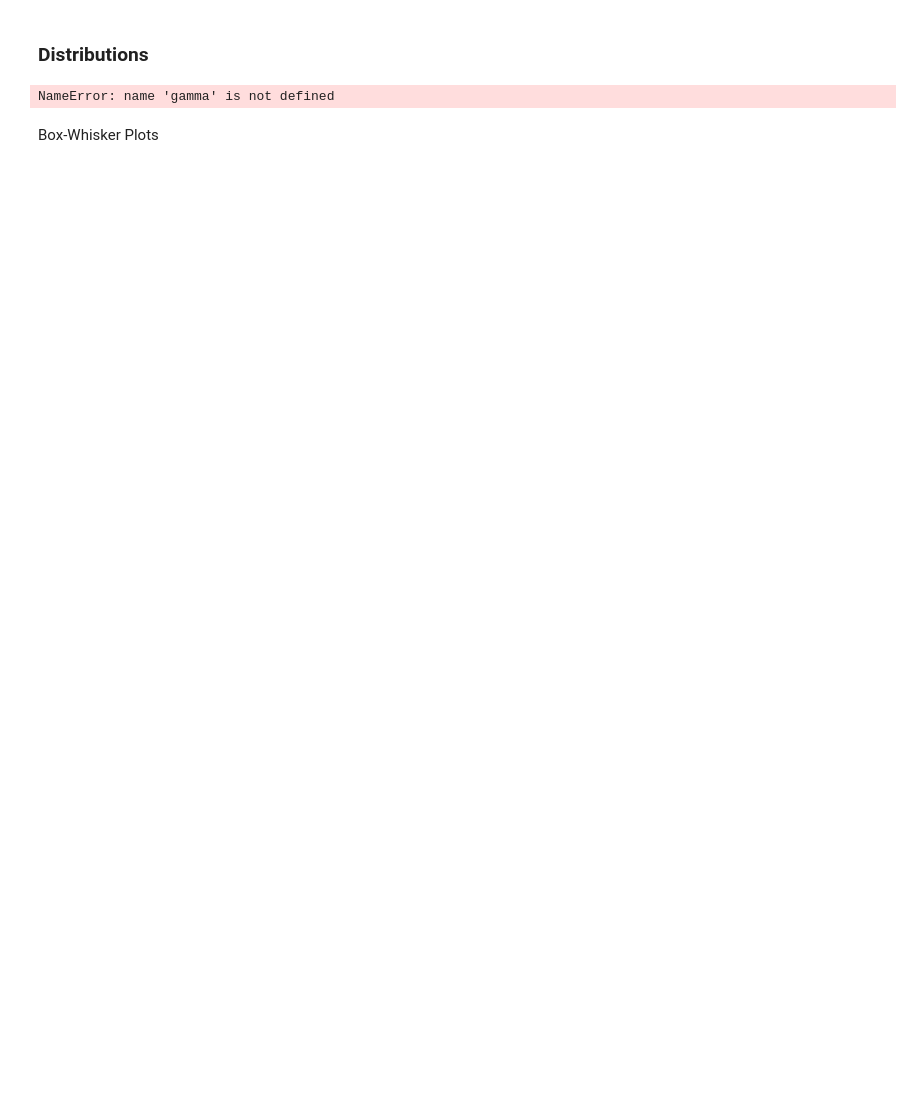
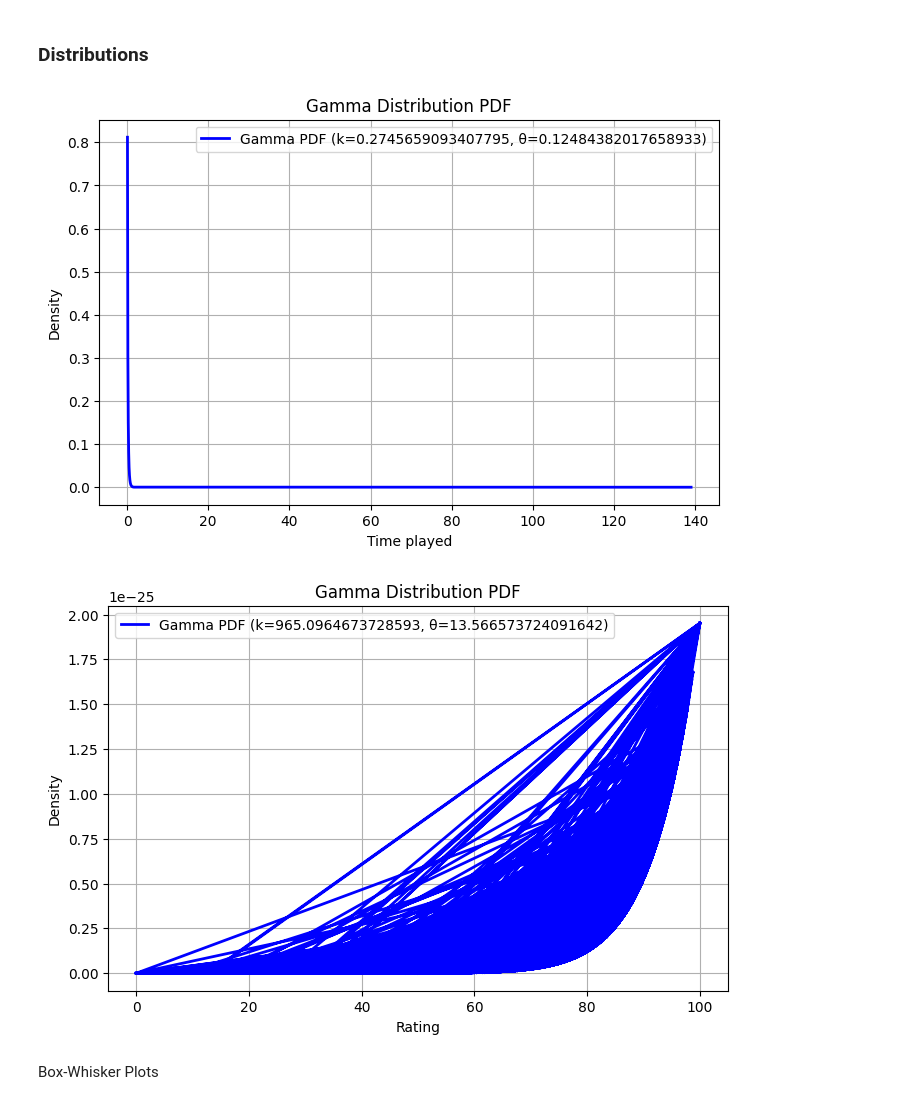
Before and after one commit to Sharpy796/CMPS4510_SteamGameAnalyzer, a Jupyter notebook: project_cluster_cmps451.ipynb, the cells around one changed output. Saved outputs shown, nothing was run; the diff lists cells and outputs as text; code cells hidden in the pictures; blank space fills up the shorter version.

Commit message:
Fixed distributions sort of, 2nd one weird.

```diff
--- a/project_cluster_cmps451.ipynb
+++ b/project_cluster_cmps451.ipynb
@@ -231,28 +232,49 @@ plt.tight_layout()
 # %% [markdown]
 ### Distributions
 # %%
-lam = 317
 played_time_avg = df["played_time"].sum()/3173
 rating_avg = df["positive_rating"].sum()/3173
-kappa = played_time_avg/317
+var_played = np.var(df["played_time"])
+var_rating = np.var(df["positive_rating"])
+lam_played = played_time_avg**2 / var_played
+lam_rating = rating_avg**2 / var_rating
+
+
+#played time plot
+k_played = played_time_avg * lam_played
 x = df["played_time"]
-pdf = gamma.pdf(x, a = lam, scale = kappa)
+pdf = scipy.stats.gamma.pdf(x, a = lam_played, scale = k_played)
 plt.figure(figsize=(8, 5))
-plt.plot(x, pdf, 'b-', lw=2, label=f'Gamma PDF (k={shape}, θ={scale})')
+plt.plot(x, pdf, 'b-', lw=2, label=f'Gamma PDF (k={k_played}, θ={lam_played})')
 plt.title('Gamma Distribution PDF')
-plt.xlabel('x')
+plt.xlabel('Time played')
+plt.ylabel('Density')
+plt.legend()
+plt.grid(True)
+plt.show()
+
+#rating plot
+#I think something is wrong with this but not sure
+k_rating = rating_avg * lam_rating
+y = df["positive_rating"]
+pdf2 = scipy.stats.gamma.pdf(y, a = lam_rating, scale = k_rating)
+plt.figure(figsize=(8, 5))
+plt.plot(y, pdf2, 'b-', lw=2, label=f'Gamma PDF (k={k_rating}, θ={lam_rating})')
+plt.title('Gamma Distribution PDF')
+plt.xlabel('Rating')
 plt.ylabel('Density')
 plt.legend()
 plt.grid(True)
 plt.show()
 #data = np.random.poisson(lam=317, size=3173)
 #sns.histplot(data, kde=True)
 #plt.title("Poisson Distribution Visualization")
 #plt.xlabel("Number of Events")
 #plt.ylabel("Frequency")
 #plt.show()
 # %% [output]
-NameError: name 'gamma' is not defined
+[figure, added]
+[figure, added]
 # %% [markdown]
 Box-Whisker Plots
 # %%
```
Also changed, not shown: parts of 5 cells of this notebook.
